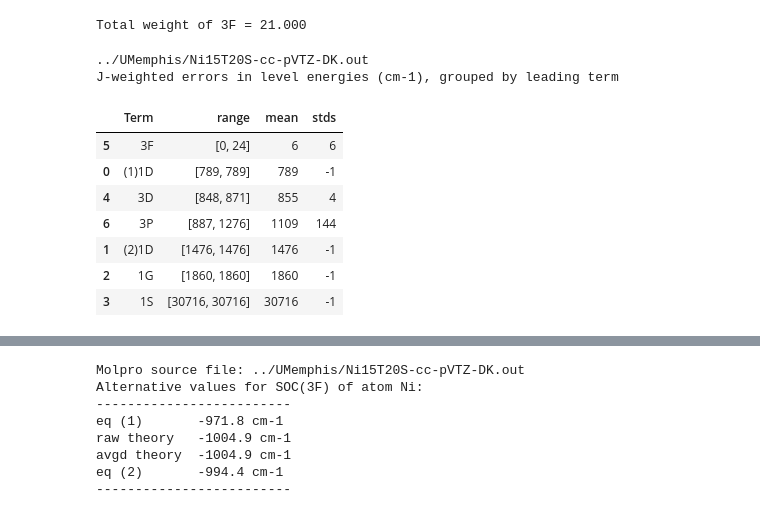
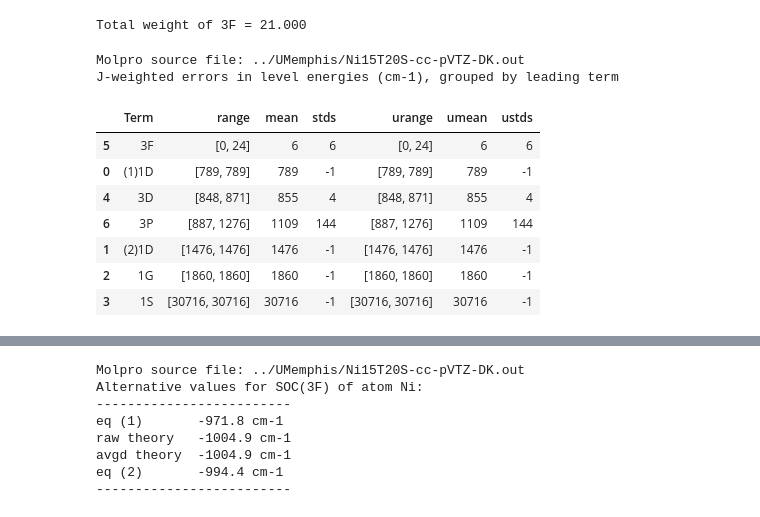
Before and after one commit to kkinist/atomic_SOC, a Jupyter notebook: atomic_soc4.ipynb, the cells around one changed output, grey strips where cells are left out. Drawn from its saved outputs; the diff is of its cells as text; code cells hidden in the pictures.

Commit message:
Update atomic_soc4.ipynb
Added statistics for unsigned (absolute value) errors

```diff
--- a/atomic_soc4.ipynb
+++ b/atomic_soc4.ipynb
@@ -37,7 +37,8 @@ termcut = 25000  # discard terms that lack levels below this energy (cm-1)
 Ecol = 'Level (cm-1)'  # the exptl energy column
 # display formatting
 fmt = {'Eshift': '{:.1f}', Ecol: '{:.3f}', 'Pct': '{:.3f}', 'degen': '{:.0f}'}
-for col in ['J', 'Ecalc', 'E_dif', 'Erel', 'Eshift', 'err', 'Eterm', 'Elev', 'wmean', 'wstds']:
+for col in ['J', 'Ecalc', 'E_dif', 'Erel', 'Eshift', 'err', 'Eterm', 'Elev', 'wmean', 'wstds',
+            'uwmean', 'uwstds']:
     fmt[col] =  fmt['Eshift']
 # %%
 if atom not in xl.sheet_names:
@@ -246,7 +247,7 @@ The lowest level belongs to     3F      with SOC1 = -971.805 cm-1
 # %% [markdown]
 ### Specify Molpro SO-CI output file
 # %%
-fsoc = 'fe_15Q21T_ctzdk_x2c.pro'
+#fsoc = 'fe_15Q21T_ctzdk_x2c.pro'
 #fsoc = 'fe_ci_15Q7T_c5zdk_x2c.pro'
 #fsoc = 'fe_15Q7T_ctzdk_x2c.pro'
 fsoc = '../UMemphis/Ni15T20S-cc-pVTZ-DK.out'
@@ -498,37 +506,37 @@ Distribution of term "3F" among levels:
 Total weight of 3F = 21.000
 # %%
 # Summarize level-energy errors by leading term
-dftermerr = pd.DataFrame(columns=['Term', 'range', 'mean', 'stds'])
+dftermerr = pd.DataFrame(columns=['Term', 'range', 'mean', 'stds', 'urange', 'umean', 'ustds'])
 for term, grp in dfdiff.groupby('uTerm'):
     spread = np.round([grp.err.min(), grp.err.max()], 0).astype(int)
     jwt = 2 * grp.J.values + 1
     m, s = chem.weighted_mean(grp.err, jwt)
-    #m = grp.err.mean()
-    #if len(grp.err) > 1:
-    #    s = grp.err.std()
-    #else:
-    #    s = -1
-    dftermerr.loc[len(dftermerr)] = [term, spread, m, s]
+    # also consider unsigned (absolute value) errors
+    uerr = np.abs(grp.err.values)
+    uspread = np.round([uerr.min(), uerr.max()], 0).astype(int)
+    um, us = chem.weighted_mean(uerr, jwt)
+    dftermerr.loc[len(dftermerr)] = [term, spread, m, s, uspread, um, us]
 if dftermerr.isnull().values.any():
     print('*** Some terms are missing ***')
     print('Try decreasing the energy maximum ("termcut")')
 else:
     # round values to nearest 1 cm-1
-    dftermerr[['mean', 'stds']] = np.round(dftermerr[['mean', 'stds']], 0).astype(int)
-    print(fsoc)
+    cols = ['mean', 'stds', 'umean', 'ustds']
+    dftermerr[cols] = np.round(dftermerr[cols], 0).astype(int)
+    print(f'Molpro source file: {fsoc}')
     print(f'J-weighted errors in level energies (cm-1), grouped by leading term')
     # default order same as experimental terms
     dftermerr.Term = pd.Categorical(dftermerr.Term, xterms)
     dftermerr = dftermerr.sort_values('Term')
 dftermerr.sort_values('mean')
 # %% [output]
-../UMemphis/Ni15T20S-cc-pVTZ-DK.out
+Molpro source file: ../UMemphis/Ni15T20S-cc-pVTZ-DK.out
 J-weighted errors in level energies (cm-1), grouped by leading term
-|  | Term | range | mean | stds |
-| 5 | 3F | [0, 24] | 6 | 6 |
-| 0 | (1)1D | [789, 789] | 789 | -1 |
-| 4 | 3D | [848, 871] | 855 | 4 |
-| 6 | 3P | [887, 1276] | 1109 | 144 |
-| 1 | (2)1D | [1476, 1476] | 1476 | -1 |
-| 2 | 1G | [1860, 1860] | 1860 | -1 |
-| 3 | 1S | [30716, 30716] | 30716 | -1 |
+|  | Term | range | mean | stds | urange | umean | ustds |
+| 5 | 3F | [0, 24] | 6 | 6 | [0, 24] | 6 | 6 |
+| 0 | (1)1D | [789, 789] | 789 | -1 | [789, 789] | 789 | -1 |
+| 4 | 3D | [848, 871] | 855 | 4 | [848, 871] | 855 | 4 |
+| 6 | 3P | [887, 1276] | 1109 | 144 | [887, 1276] | 1109 | 144 |
+| 1 | (2)1D | [1476, 1476] | 1476 | -1 | [1476, 1476] | 1476 | -1 |
+| 2 | 1G | [1860, 1860] | 1860 | -1 | [1860, 1860] | 1860 | -1 |
+| 3 | 1S | [30716, 30716] | 30716 | -1 | [30716, 30716] | 30716 | -1 |
```
Also changed, not shown: parts of 11 cells of this notebook.
